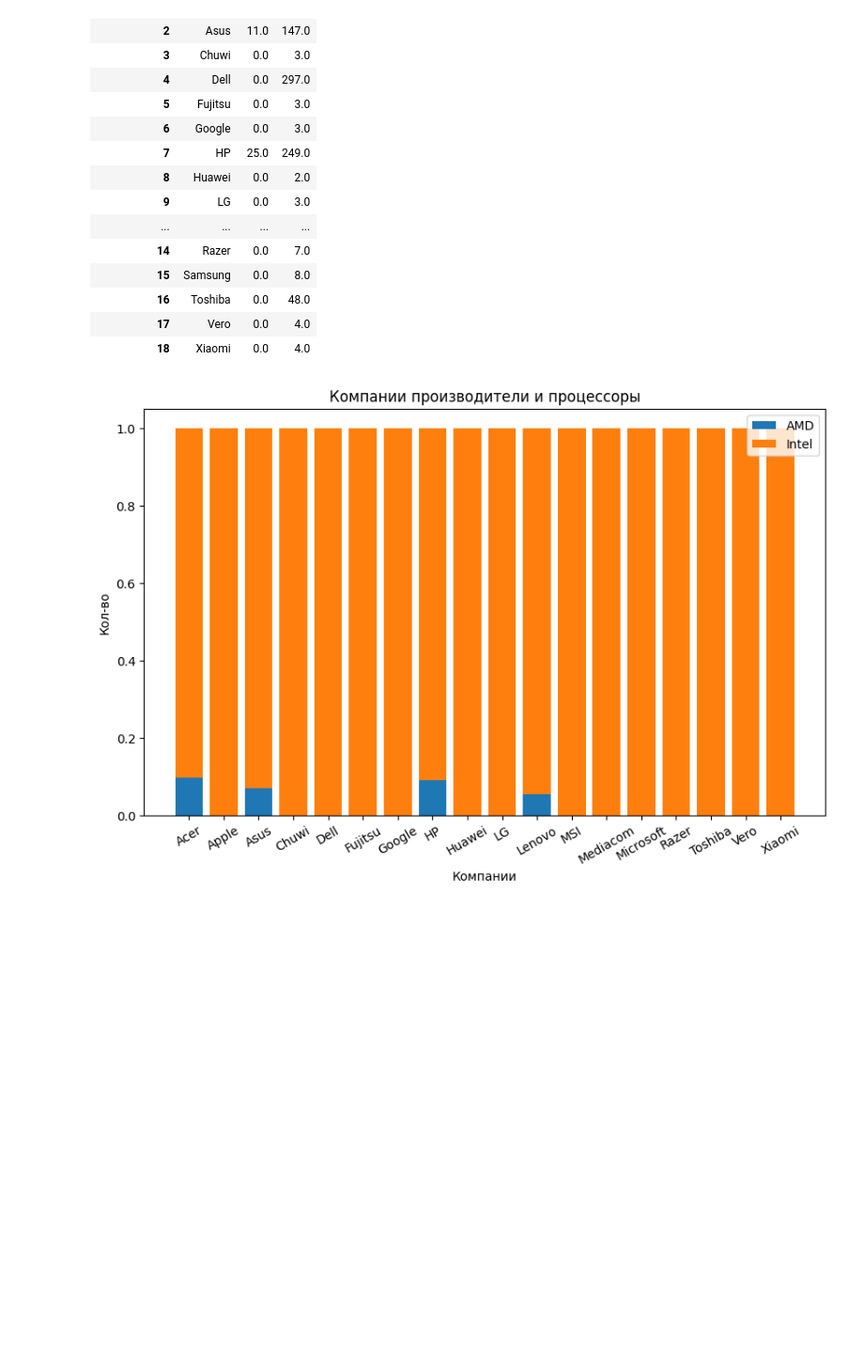
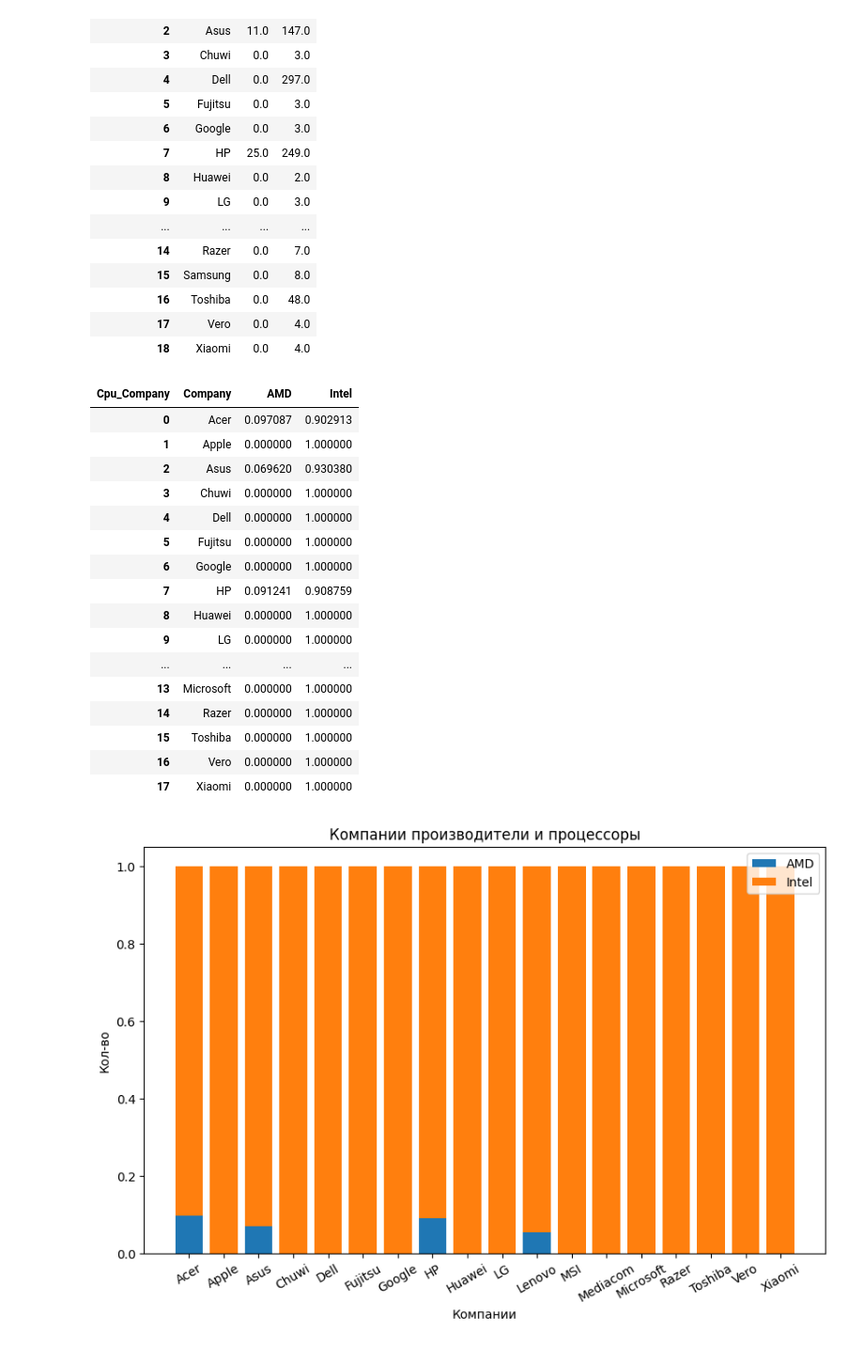
Before and after one commit to Meltsaeva/Jupiter, a Jupyter notebook: lesson4/Task4.ipynb, the cells around one changed output. Shown at 94% size. Drawn from its saved outputs; the diff is of its cells as text; code cells hidden in the pictures; blank space fills up the shorter version.

```diff
--- a/lesson4/Task4.ipynb
+++ b/lesson4/Task4.ipynb
@@ -315,7 +315,26 @@ data_3
 # %%
 data_3 = pd.crosstab(index = df['Company'],
         columns=df['Cpu_Company'],
         normalize = 'index').drop(columns=['Samsung'], index = 'Samsung').reset_index()
+data_3
+# %% [output]
+| Cpu_Company | Company | AMD | Intel |
+| 0 | Acer | 0.097087 | 0.902913 |
+| 1 | Apple | 0.000000 | 1.000000 |
+| 2 | Asus | 0.069620 | 0.930380 |
+| 3 | Chuwi | 0.000000 | 1.000000 |
+| 4 | Dell | 0.000000 | 1.000000 |
+| 5 | Fujitsu | 0.000000 | 1.000000 |
+| 6 | Google | 0.000000 | 1.000000 |
+| 7 | HP | 0.091241 | 0.908759 |
+| 8 | Huawei | 0.000000 | 1.000000 |
+| 9 | LG | 0.000000 | 1.000000 |
+| ... | ... | ... | ... |
+| 13 | Microsoft | 0.000000 | 1.000000 |
+| 14 | Razer | 0.000000 | 1.000000 |
+| 15 | Toshiba | 0.000000 | 1.000000 |
+| 16 | Vero | 0.000000 | 1.000000 |
+| 17 | Xiaomi | 0.000000 | 1.000000 |
 # %%
 plt.figure(figsize=(10, 6))
 n_ticks = np.arange(len(data_3['AMD']))
```
Also changed, not shown: 1 other file.
